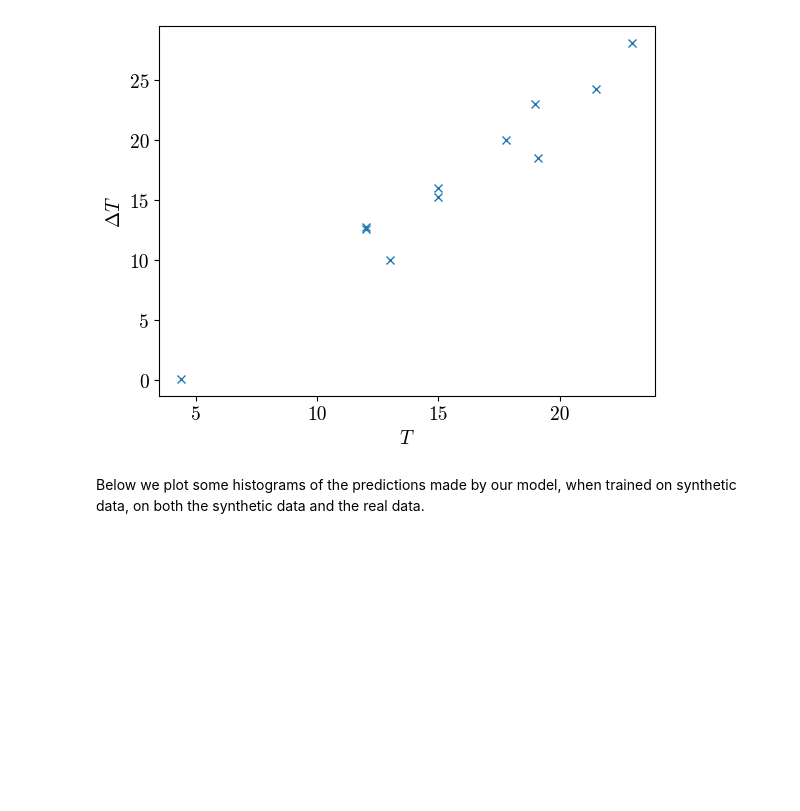
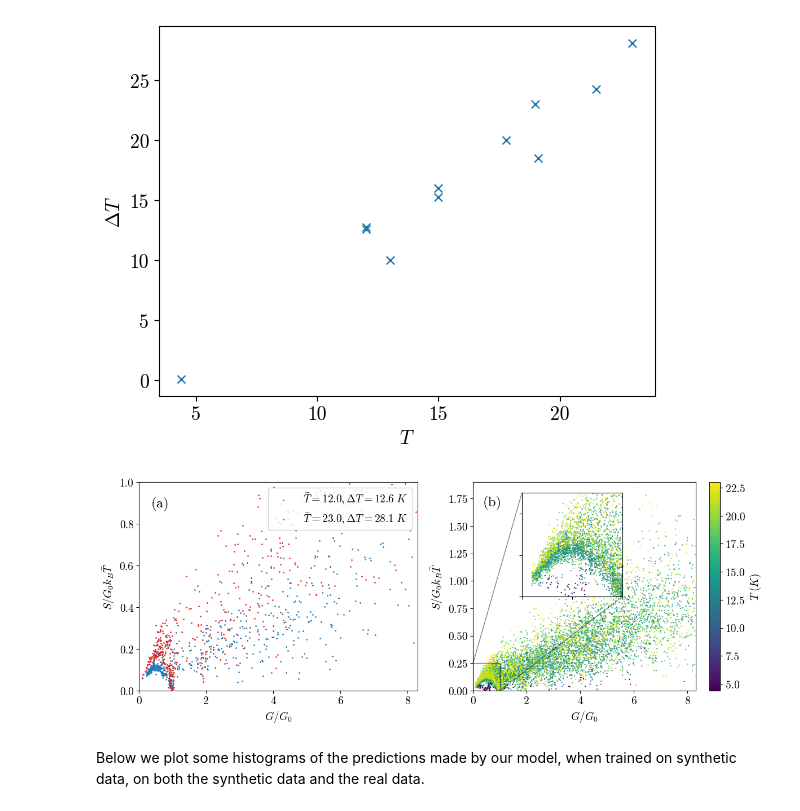
Before and after one commit to matthew-gerry/delta_T_noise_ML, a Jupyter notebook: data_visualization.ipynb, the cells around one changed output. Cells and saved outputs as stored; diff of their text form; code cells hidden in the pictures; blank space fills up the shorter version.

Commit message:
added two-panel figure depicting experimental dataset

```diff
--- a/data_visualization.ipynb
+++ b/data_visualization.ipynb
@@ -134,6 +134,51 @@ plt.ylabel("$\Delta T$")
 plt.show()
 # %% [output]
 [figure]
+# %%
+# Plot the data at two choices of delta T and then all mixed together in two separate panels
+
+# df_T_pairs
+
+df1 = df[df["DeltaT"]==12.6]
+df2 = df[df["DeltaT"]==28.1]
+
+fig, axs = plt.subplots(1,2)
+
+fig.set_figwidth(14)
+
+axs[0].scatter(df1['G'], df1['S_scaled'], s=0.9, c='#1f77b4', label=r"$\bar{T}=12.0,\Delta T=12.6\;K$")
+axs[0].scatter(df2['G'], df2['S_scaled'], s=0.9, c='#d62728', label=r"$\bar{T}=23.0,\Delta T=28.1\;K$")
+axs[0].set_xlim([0, 8.3])
+axs[0].set_ylim([0, 1.0])
+axs[0].set_xlabel("$G/G_0$")
+axs[0].set_ylabel(r"$S/G_0k_B\bar{T}$")
+axs[0].legend(loc="upper right")
+axs[0].text(0.35, 0.88, "(a)", fontsize=18)
+
+
+sctr = axs[1].scatter(df["G"], df["S_scaled"], s=0.4, c=df["T"])
+axs[1].set_xlim([0, 8.3])
+axs[1].set_ylim([0, 1.9])
+axs[1].set_xlabel("$G/G_0$", fontsize=14)
+axs[1].set_ylabel(r"$S/G_0k_B\bar{T}$", fontsize=14)
+plt.colorbar(sctr, label=r"$\bar{T}\; (K)$")
+# plt.show()
+
+x1, x2, y1, y2 = 0.0, 1.0, 0.0, 0.25 # Boundaries of inset
+
+axins = axs[1].inset_axes([0.22, 0.45, 0.45, 0.5], xlim=(x1, x2), ylim=(y1, y2), xticklabels=[], yticklabels=[])
+# axins = ax.inset_axes([0.05, 0.5, 0.4, 0.45], xlim=(x1, x2), ylim=(y1, y2), xticklabels=[0.2, 0.4, 0.6, 0.8], yticklabels=[0.05,0.1,0.15,0.2])
+axins.scatter(df["G"], df["S_scaled"], s=0.4, c=df["T"])
+# plt.xlim([0,1])
+# plt.ylim([0, 0.25])
+# plt.xlabel("$G/G_0$")
+# plt.ylabel("$S/G_0k_BT$")
+# plt.colorbar(label="$T$")
+axs[1].indicate_inset_zoom(axins, edgecolor='k')
+axs[1].text(0.36, 1.68, "(b)", fontsize=18)
+plt.show()
+# %% [output]
+[figure, added]
 # %% [markdown]
 Below we plot some histograms of the predictions made by our model, when trained on synthetic data, on both the synthetic data and the real data.
 # %%
```
